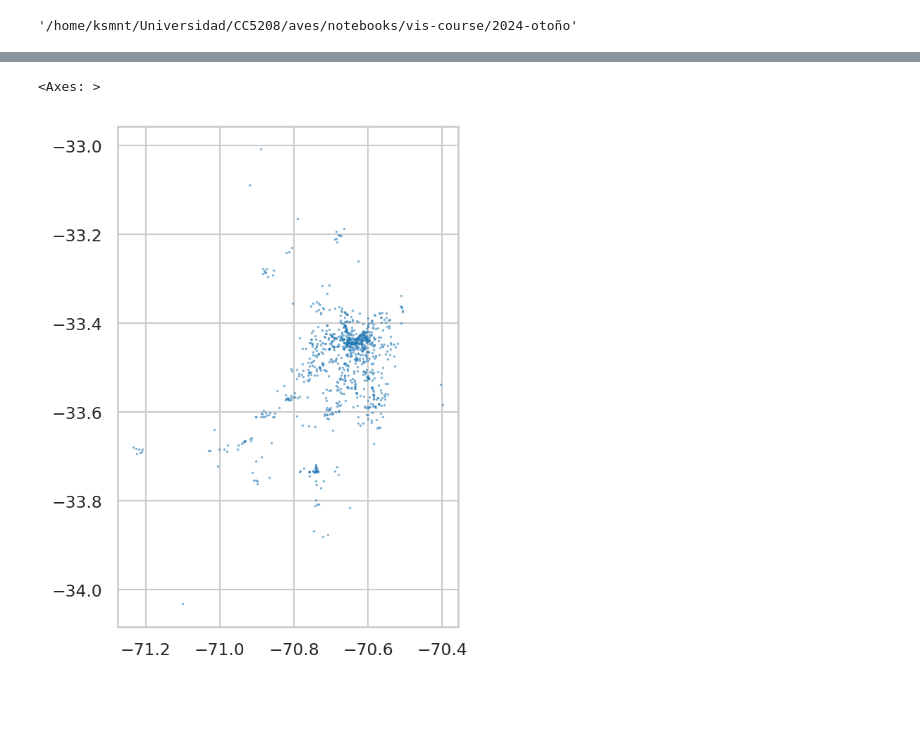
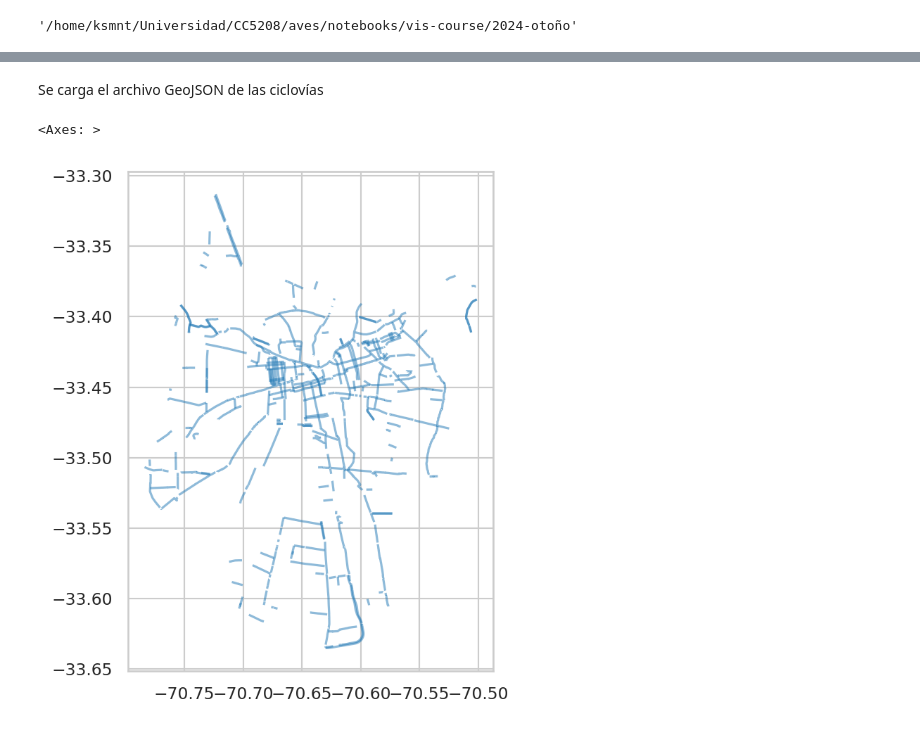
Before and after one commit to IgnacioTorr/aves, a Jupyter notebook: notebooks/vis-course/2024-otoño/Hito_copy.ipynb, the cells around one changed output, grey strips where cells are left out. Drawn from its saved outputs; the diff is of its cells as text; code cells hidden in the pictures; blank space fills up the shorter version.

```diff
--- a/notebooks/vis-course/2024-otoño/Hito_copy.ipynb
+++ b/notebooks/vis-course/2024-otoño/Hito_copy.ipynb
@@ -26,5 +26,5 @@ os.getcwd()
 '/home/ksmnt/Universidad/CC5208/aves/notebooks/vis-course/2024-otoño'
 # %%
 
-df_2021 = gpd.read_file(DATA_PATH / "Evaluación_de_la_Red_de_Ciclovías_del_Gran_Santiago_según_el_Decreto_102.geojson" )
+ciclovias_2021 = gpd.read_file(DATA_PATH / "Evaluación_de_la_Red_de_Ciclovías_del_Gran_Santiago_según_el_Decreto_102.geojson" )
 df_2021_sin = gpd.read_file( DATA_PATH / "siniestros_bicicletas" / "geojson" / "Siniestros_con_participación_de_bicicletas,_RM_Chile,_2021..geojson")
@@ -121,8 +31,10 @@ origenes_viajes = to_point_geodataframe(
+# %% [markdown]
+Se carga el archivo GeoJSON de las ciclovías
 # %%
-origenes_viajes.plot(markersize=1, marker='.', alpha=0.5)
+ciclovias_2021.plot(markersize=1, marker='.', alpha=0.5)
 # %% [output]
 <Axes: >
-[figure, old version]
+[figure, new version]
 # %%
 zones = (
     gpd.read_file(PROCESSED_PATH / "scl_zonas_urbanas.json")
```
Also changed, not shown: parts of 7 cells of this notebook.
